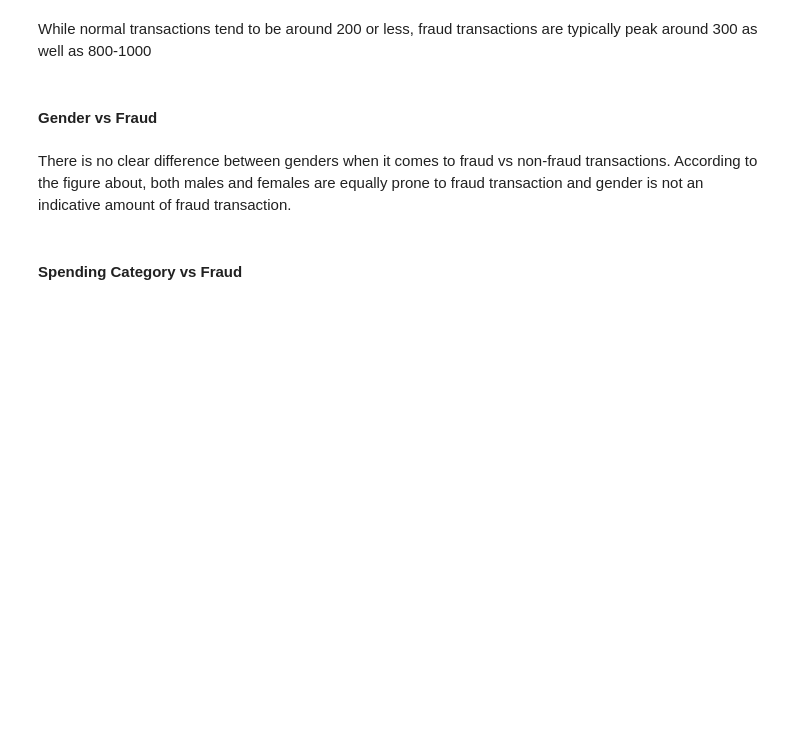
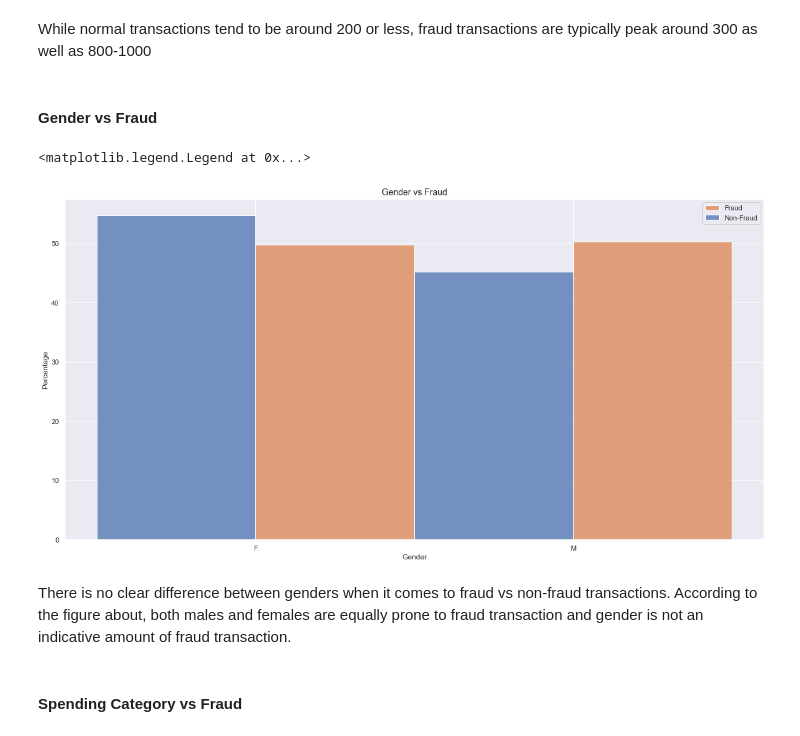
Before and after one commit to emily-chen8/DS4400-final-project, a Jupyter notebook: ds4400_fp.ipynb, the cells around one changed output. Saved outputs shown, nothing was run; the diff lists cells and outputs as text; code cells hidden in the pictures; blank space fills up the shorter version.

```diff
--- a/ds4400_fp.ipynb
+++ b/ds4400_fp.ipynb
@@ -84,21 +88,24 @@ While normal transactions tend to be around 200 or less, fraud transactions are
 # %% [markdown]
 #### Gender vs Fraud
 # %%
-# #plot gender vs fraud
+#plot gender vs fraud
 
-# # Plotting a histogram of gender vs fraud
-# # Specifying the 'gender' column as the x-axis and the 'is_fraud' column as the hue to differentiate between fraudulent and non-fraudulent transactions
-# # Using 'percent' as the statistic to show the percentage of transactions in each category
-# # Specifying 'dodge' as the multiple parameter to show the histograms side-by-side
-# # Turning off the common normalization to display the raw counts
-# ax = sns.histplot(x=fraud_df['gender'], data=fraud_df, hue=fraud_df['is_fraud'],
-#                   stat='percent', multiple='dodge', common_norm=False)
+# Plotting a histogram of gender vs fraud
+# Specifying the 'gender' column as the x-axis and the 'is_fraud' column as the hue to differentiate between fraudulent and non-fraudulent transactions
+# Using 'percent' as the statistic to show the percentage of transactions in each category
+# Specifying 'dodge' as the multiple parameter to show the histograms side-by-side
+# Turning off the common normalization to display the raw counts
+ax = sns.histplot(x=fraud_df['gender'], data=fraud_df, hue=fraud_df['is_fraud'],
+                  stat='percent', multiple='dodge', common_norm=False)
 
-# ax.set_title("Gender vs Fraud", fontsize=14)
-# ax.set_xlabel("Gender")
-# ax.set_ylabel("Percentage")
+ax.set_title("Gender vs Fraud", fontsize=14)
+ax.set_xlabel("Gender")
+ax.set_ylabel("Percentage")
 
-# plt.legend(labels=['Fraud', 'Non-Fraud'])
+plt.legend(labels=['Fraud', 'Non-Fraud'])
+# %% [output]
+<matplotlib.legend.Legend at 0x...>
+[figure, added]
 # %% [markdown]
 There is no clear difference between genders when it comes to fraud vs non-fraud transactions. According to the figure about, both males and females are equally prone to fraud transaction and gender is not an indicative amount of fraud transaction.
 # %% [markdown]
```
Also changed, not shown: parts of 15 cells of this notebook.
